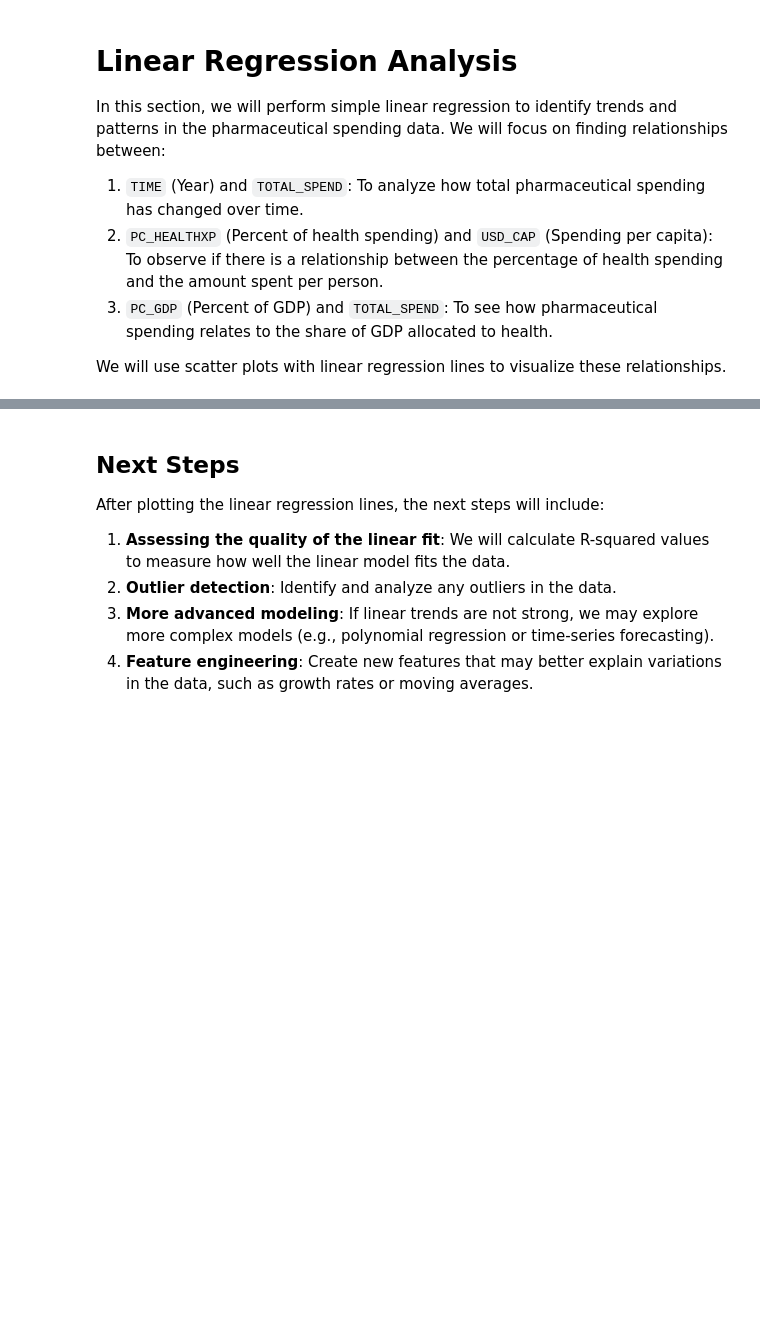
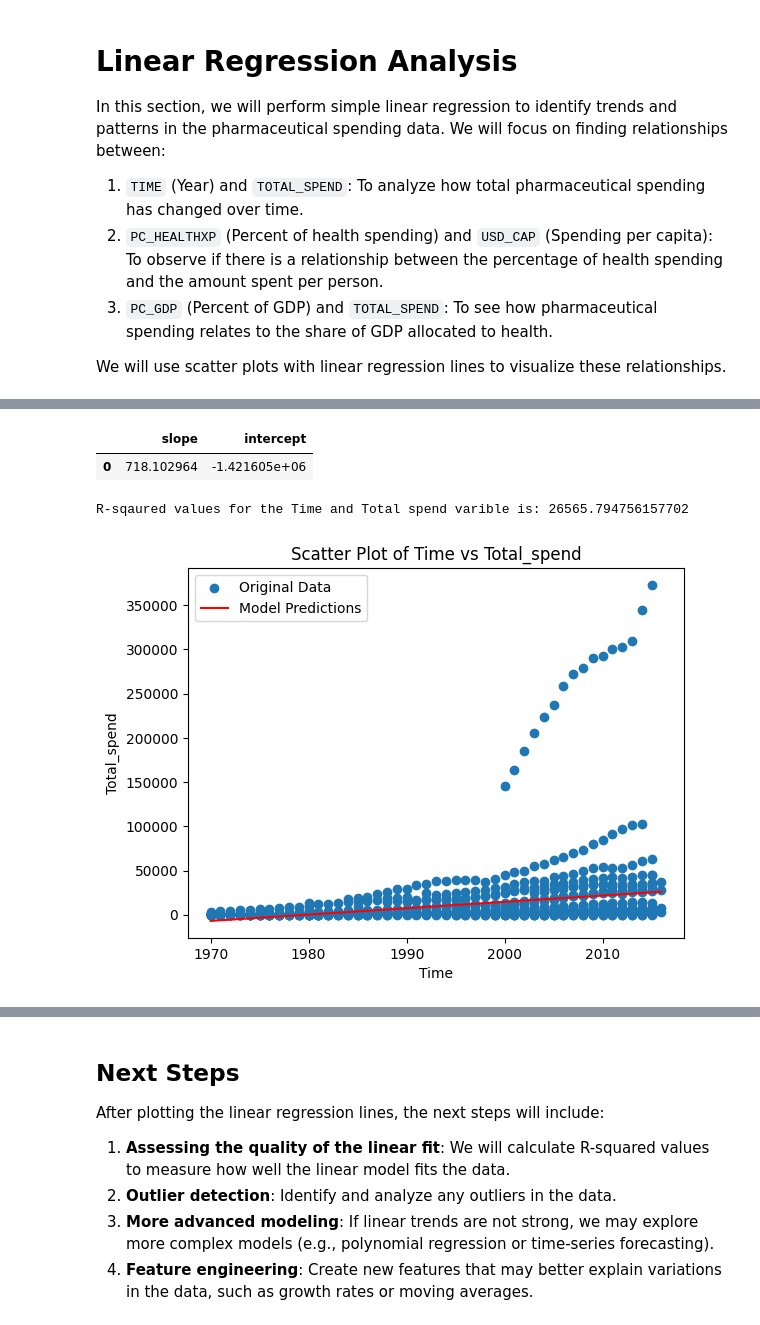
Before and after one commit to DmytroBolokhonov/team_project, a Jupyter notebook: experiments/Linear_regression_model_on_3_methods.ipynb, the cells around one changed output, grey strips where cells are left out. Cells and saved outputs as stored; diff of their text form; code cells hidden in the pictures; blank space fills up the shorter version.

Commit message:
Update the linear regreeion on 3 methods. Last time, it didn't save on the github.

```diff
--- a/experiments/Linear_regression_model_on_3_methods.ipynb
+++ b/experiments/Linear_regression_model_on_3_methods.ipynb
@@ -181,0 +188,56 @@ We will use scatter plots with linear regression lines to visualize these relati
+# %%
+# Split the sacramento dataset into 75% training data and 25% test data
+processed_df_train, processed_df_test = train_test_split(
+    processed_df, train_size=0.75, random_state=42
+)
+# %%
+# fit the linear regression model
+lm_1 = LinearRegression()
+lm_1.fit(
+   processed_df_train[["TIME"]],  # A single-column data frame (TIME)
+   processed_df_train["TOTAL_SPEND"]  # A series (TOTAL_SPEND)
+)
+
+# Make a dataframe containing b_1 (slope) and b_0 (intercept) coefficients
+pd.DataFrame({"slope": [lm_1.coef_[0]], "intercept": [lm_1.intercept_]})
+# %% [output]
+|  | slope | intercept |
+| 0 | 718.102964 | -1.421605e+06 |
+# %%
+# make predictions
+processed_df_test["predicted"] = lm_1.predict(processed_df_test[["TIME"]])
+
+from sklearn.metrics import mean_squared_error
+# calculate RMSPE
+RMSPE_1 = mean_squared_error(
+    y_true=processed_df_test["TOTAL_SPEND"],
+    y_pred=processed_df_test["predicted"]
+)**(1/2)
+
+RMSPE_1
+print(f"R-sqaured values for the Time and Total spend varible is: {RMSPE_1}")
+# %% [output]
+R-sqaured values for the Time and Total spend varible is: 26565.794756157702
+# %%
+# This line calculates the minimum and maximum values of the "TIME" column in the processed_df dataset.
+time_prediction_grid = processed_df[["TIME"]].agg(["min", "max"])
+
+# Uses the linear model to predict TOTAL_SPEND for the min and max Time values.
+time_prediction_grid["predicted"] = lm_1.predict(time_prediction_grid)
+
+# Plot the original data
+plt.scatter(processed_df["TIME"], processed_df["TOTAL_SPEND"], label='Original Data')
+
+# Plot the model predictions as a line
+plt.plot(time_prediction_grid["TIME"], time_prediction_grid["predicted"], color='red', label='Model Predictions')
+
+# Add labels and legend
+plt.xlabel('Time')
+plt.ylabel('Total_spend')
+plt.title('Scatter Plot of Time vs Total_spend')
+plt.legend()
+
+# Show the plot
+plt.show()
+# %% [output]
+[figure, added]
```
Also changed, not shown: parts of 14 cells of this notebook.
